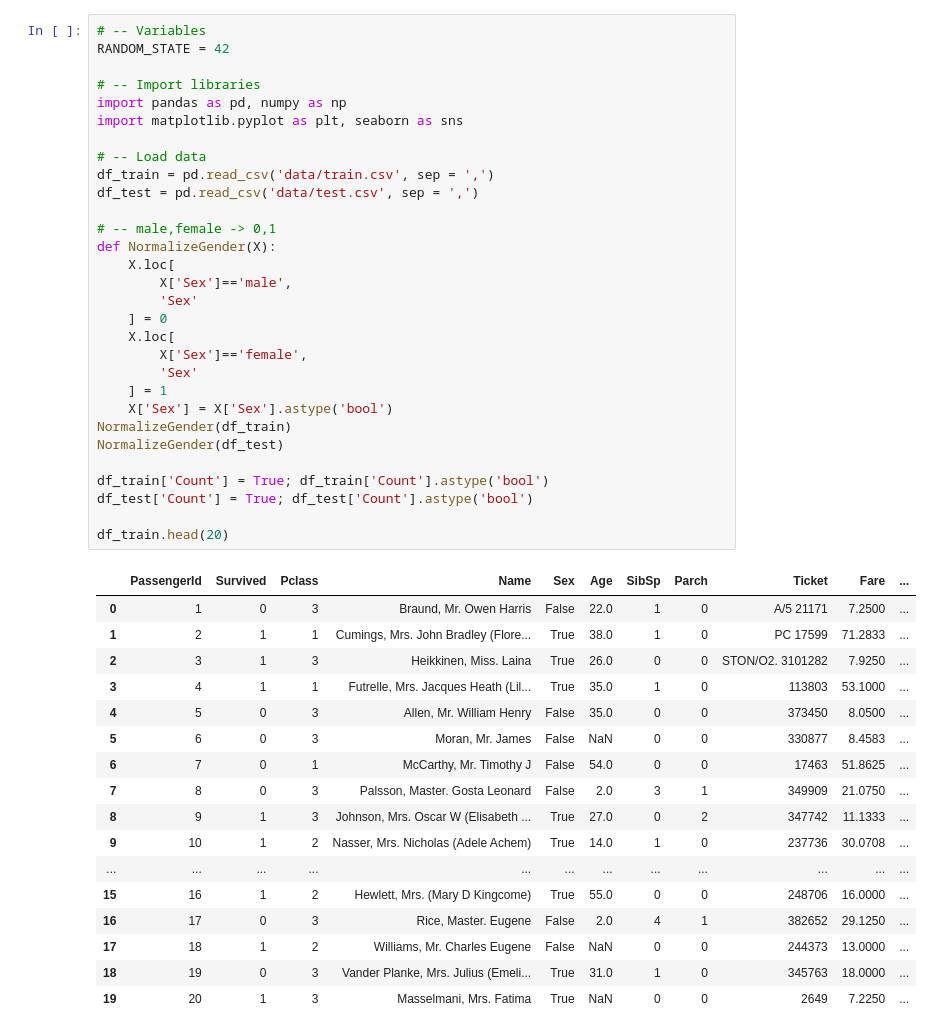
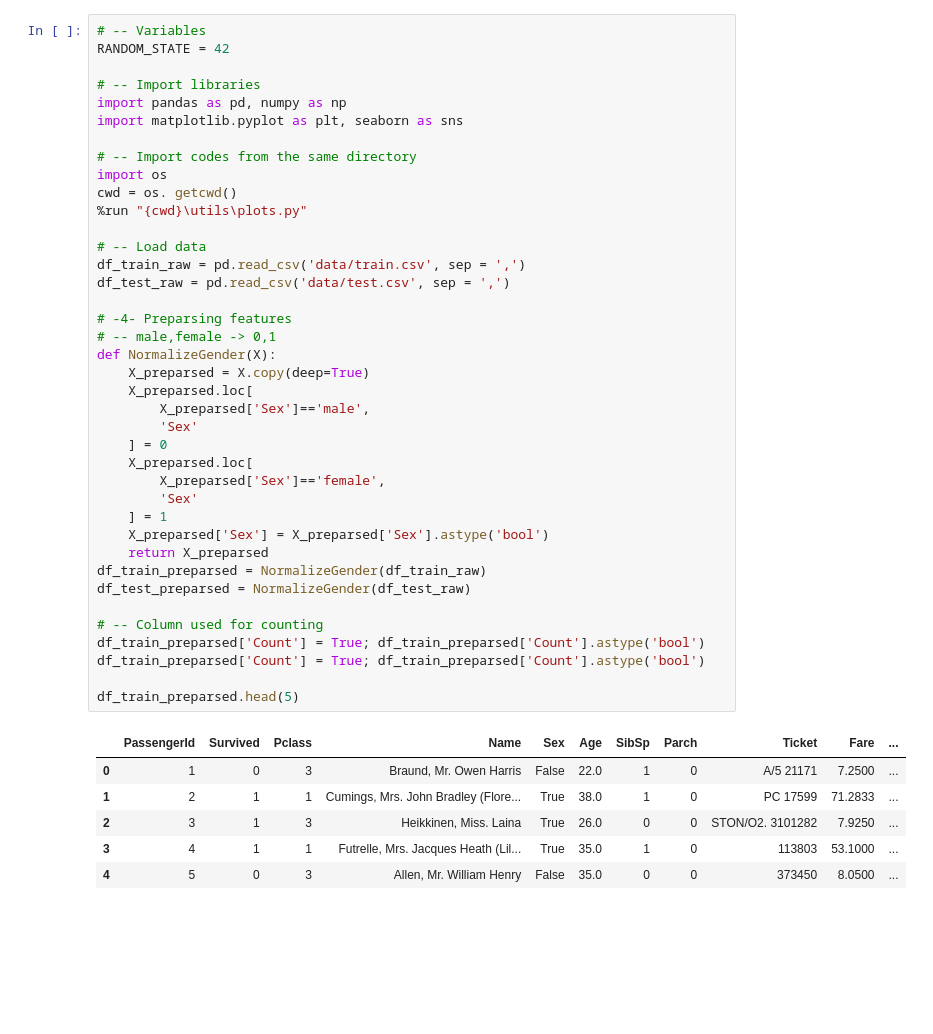
Before and after one commit to Yucheng-Zhu/Titanic_MachineLearningfromDisaster, a Jupyter notebook: Titanic (MLP).ipynb, the cells around one changed output. Drawn from its saved outputs; the diff is of its cells as text; blank space fills up the shorter version.

```diff
--- a/Titanic (MLP).ipynb
+++ b/Titanic (MLP).ipynb
@@ -1,48 +1,46 @@
 # %%
 # -- Variables
 RANDOM_STATE = 42
 
 # -- Import libraries
 import pandas as pd, numpy as np
 import matplotlib.pyplot as plt, seaborn as sns
 
+# -- Import codes from the same directory
+import os
+cwd = os. getcwd()
+%run "{cwd}\utils\plots.py"
+
 # -- Load data
-df_train = pd.read_csv('data/train.csv', sep = ',')
-df_test = pd.read_csv('data/test.csv', sep = ',')
+df_train_raw = pd.read_csv('data/train.csv', sep = ',')
+df_test_raw = pd.read_csv('data/test.csv', sep = ',')
 
+# -4- Preparsing features
 # -- male,female -> 0,1
 def NormalizeGender(X):
-    X.loc[
-        X['Sex']=='male',
+    X_preparsed = X.copy(deep=True)
+    X_preparsed.loc[
+        X_preparsed['Sex']=='male',
         'Sex'
     ] = 0
-    X.loc[
-        X['Sex']=='female',
+    X_preparsed.loc[
+        X_preparsed['Sex']=='female',
         'Sex'
     ] = 1
-    X['Sex'] = X['Sex'].astype('bool')
-NormalizeGender(df_train)
-NormalizeGender(df_test)
+    X_preparsed['Sex'] = X_preparsed['Sex'].astype('bool')
+    return X_preparsed
+df_train_preparsed = NormalizeGender(df_train_raw)
+df_test_preparsed = NormalizeGender(df_test_raw)
 
-df_train['Count'] = True; df_train['Count'].astype('bool')
-df_test['Count'] = True; df_test['Count'].astype('bool')
+# -- Column used for counting
+df_train_preparsed['Count'] = True; df_train_preparsed['Count'].astype('bool')
+df_train_preparsed['Count'] = True; df_train_preparsed['Count'].astype('bool')
 
-df_train.head(20)
+df_train_preparsed.head(5)
 # %% [output]
 |  | PassengerId | Survived | Pclass | Name | Sex | Age | SibSp | Parch | Ticket | Fare | ... |
 | 0 | 1 | 0 | 3 | Braund, Mr. Owen Harris | False | 22.0 | 1 | 0 | A/5 21171 | 7.2500 | ... |
 | 1 | 2 | 1 | 1 | Cumings, Mrs. John Bradley (Flore... | True | 38.0 | 1 | 0 | PC 17599 | 71.2833 | ... |
 | 2 | 3 | 1 | 3 | Heikkinen, Miss. Laina | True | 26.0 | 0 | 0 | STON/O2. 3101282 | 7.9250 | ... |
 | 3 | 4 | 1 | 1 | Futrelle, Mrs. Jacques Heath (Lil... | True | 35.0 | 1 | 0 | 113803 | 53.1000 | ... |
 | 4 | 5 | 0 | 3 | Allen, Mr. William Henry | False | 35.0 | 0 | 0 | 373450 | 8.0500 | ... |
-| 5 | 6 | 0 | 3 | Moran, Mr. James | False | NaN | 0 | 0 | 330877 | 8.4583 | ... |
-| 6 | 7 | 0 | 1 | McCarthy, Mr. Timothy J | False | 54.0 | 0 | 0 | 17463 | 51.8625 | ... |
-| 7 | 8 | 0 | 3 | Palsson, Master. Gosta Leonard | False | 2.0 | 3 | 1 | 349909 | 21.0750 | ... |
-| 8 | 9 | 1 | 3 | Johnson, Mrs. Oscar W (Elisabeth ... | True | 27.0 | 0 | 2 | 347742 | 11.1333 | ... |
-| 9 | 10 | 1 | 2 | Nasser, Mrs. Nicholas (Adele Achem) | True | 14.0 | 1 | 0 | 237736 | 30.0708 | ... |
-| ... | ... | ... | ... | ... | ... | ... | ... | ... | ... | ... | ... |
-| 15 | 16 | 1 | 2 | Hewlett, Mrs. (Mary D Kingcome) | True | 55.0 | 0 | 0 | 248706 | 16.0000 | ... |
-| 16 | 17 | 0 | 3 | Rice, Master. Eugene | False | 2.0 | 4 | 1 | 382652 | 29.1250 | ... |
-| 17 | 18 | 1 | 2 | Williams, Mr. Charles Eugene | False | NaN | 0 | 0 | 244373 | 13.0000 | ... |
-| 18 | 19 | 0 | 3 | Vander Planke, Mrs. Julius (Emeli... | True | 31.0 | 1 | 0 | 345763 | 18.0000 | ... |
-| 19 | 20 | 1 | 3 | Masselmani, Mrs. Fatima | True | NaN | 0 | 0 | 2649 | 7.2250 | ... |
```
Also changed, not shown: parts of 10 cells of this notebook, 4 other files.
